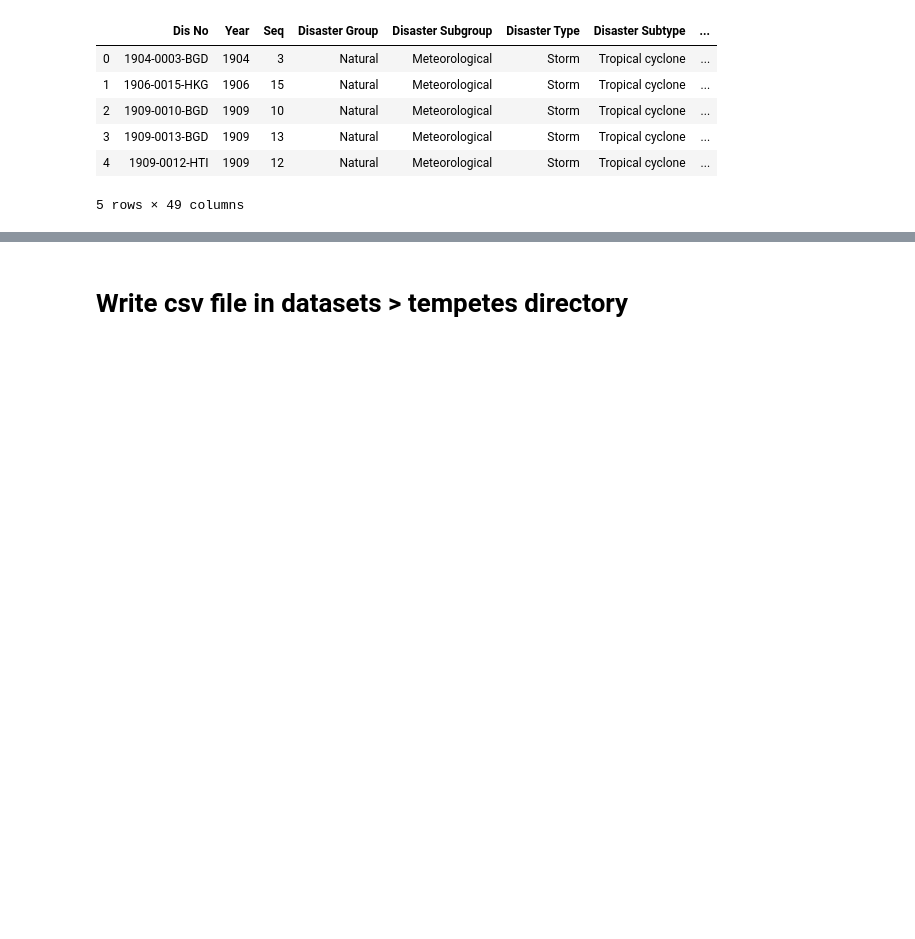
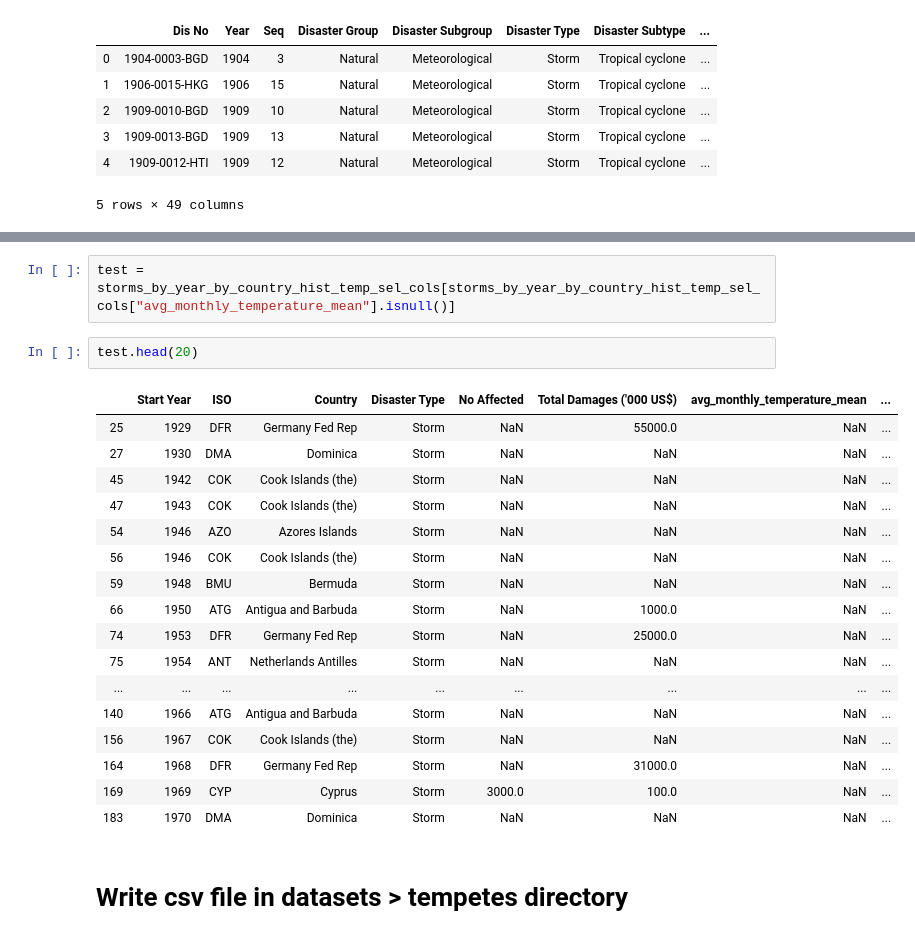
Before and after one commit to dataforgoodfr/batch8_worldbank, a Jupyter notebook: model_tempetes/notebooks/emdat_enrichment_hist_temp.ipynb, the cells around one changed output, grey strips where cells are left out. Saved outputs shown, nothing was run; the diff lists cells and outputs as text; blank space fills up the shorter version.

```diff
--- a/model_tempetes/notebooks/emdat_enrichment_hist_temp.ipynb
+++ b/model_tempetes/notebooks/emdat_enrichment_hist_temp.ipynb
@@ -140,3 +169,25 @@ storms_by_year_by_country_hist_temp_sel_cols.head()
+# %%
+test = storms_by_year_by_country_hist_temp_sel_cols[storms_by_year_by_country_hist_temp_sel_cols["avg_monthly_temperature_mean"].isnull()]
+# %%
+test.head(20)
+# %% [output]
+|  | Start Year | ISO | Country | Disaster Type | No Affected | Total Damages ('000 US$) | avg_monthly_temperature_mean | ... |
+| 25 | 1929 | DFR | Germany Fed Rep | Storm | NaN | 55000.0 | NaN | ... |
+| 27 | 1930 | DMA | Dominica | Storm | NaN | NaN | NaN | ... |
+| 45 | 1942 | COK | Cook Islands (the) | Storm | NaN | NaN | NaN | ... |
+| 47 | 1943 | COK | Cook Islands (the) | Storm | NaN | NaN | NaN | ... |
+| 54 | 1946 | AZO | Azores Islands | Storm | NaN | NaN | NaN | ... |
+| 56 | 1946 | COK | Cook Islands (the) | Storm | NaN | NaN | NaN | ... |
+| 59 | 1948 | BMU | Bermuda | Storm | NaN | NaN | NaN | ... |
+| 66 | 1950 | ATG | Antigua and Barbuda | Storm | NaN | 1000.0 | NaN | ... |
+| 74 | 1953 | DFR | Germany Fed Rep | Storm | NaN | 25000.0 | NaN | ... |
+| 75 | 1954 | ANT | Netherlands Antilles | Storm | NaN | NaN | NaN | ... |
+| ... | ... | ... | ... | ... | ... | ... | ... | ... |
+| 140 | 1966 | ATG | Antigua and Barbuda | Storm | NaN | NaN | NaN | ... |
+| 156 | 1967 | COK | Cook Islands (the) | Storm | NaN | NaN | NaN | ... |
+| 164 | 1968 | DFR | Germany Fed Rep | Storm | NaN | 31000.0 | NaN | ... |
+| 169 | 1969 | CYP | Cyprus | Storm | 3000.0 | 100.0 | NaN | ... |
+| 183 | 1970 | DMA | Dominica | Storm | NaN | NaN | NaN | ... |
 # %% [markdown]
 # Write csv file in datasets > tempetes directory
 # %%
```
Also changed, not shown: parts of 5 cells of this notebook, 7 other files.
